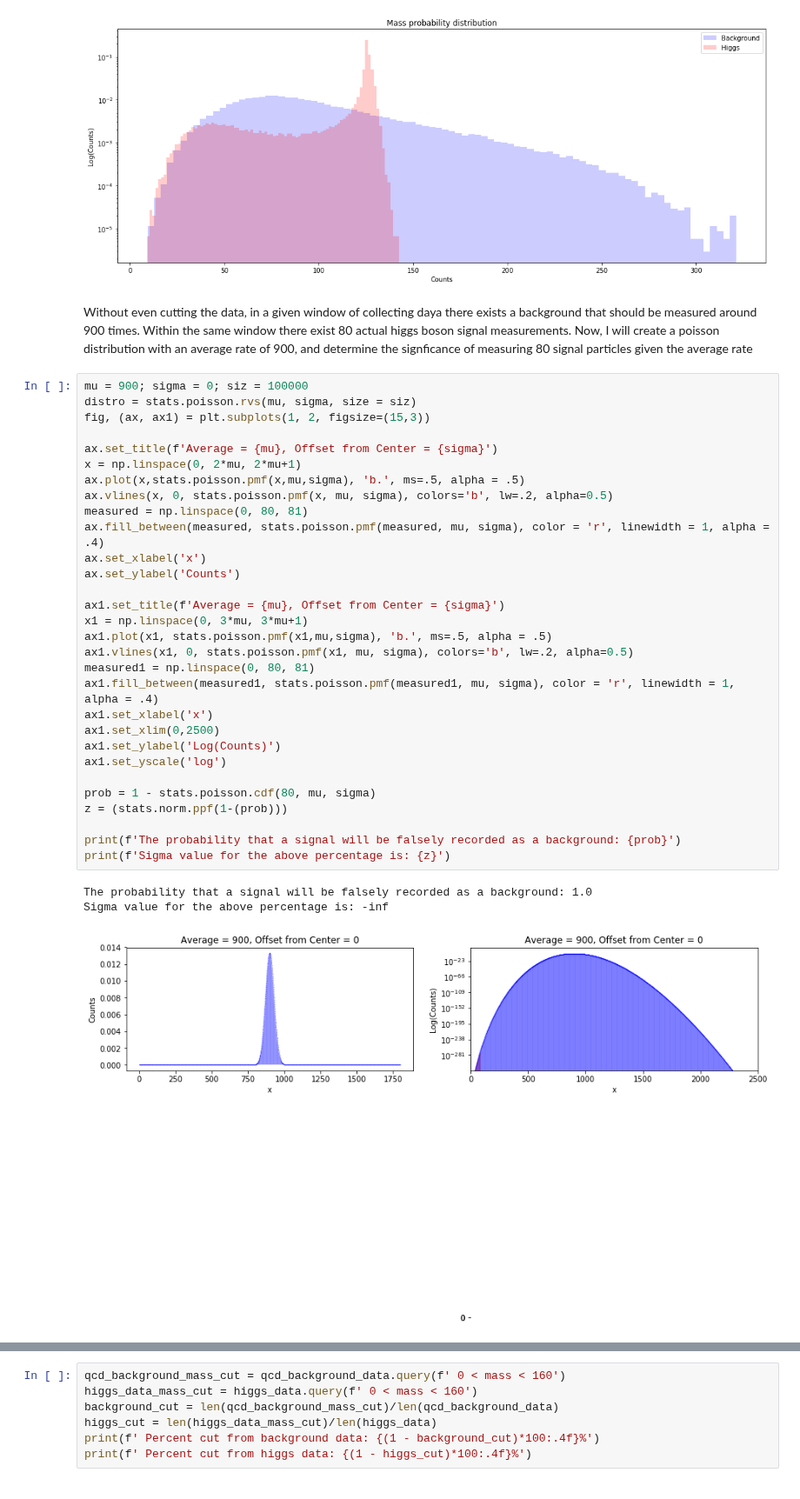
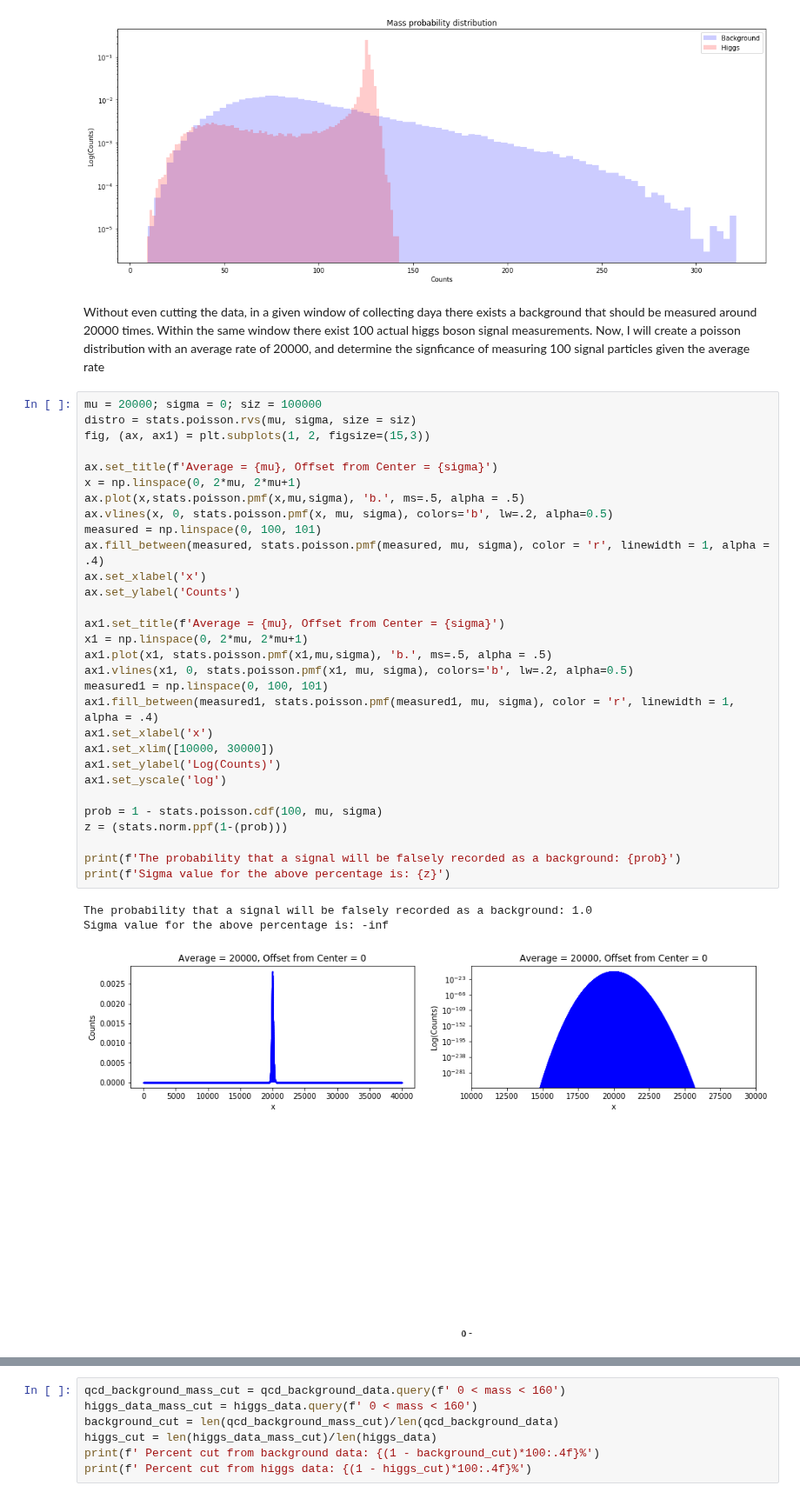
Before and after one commit to MikePhen12/Phys_434_portfolio, a Jupyter notebook: Lab_7.ipynb, the cells around one changed output, grey strips where cells are left out. Shown at 87% size. Saved outputs shown, nothing was run; the diff lists cells and outputs as text.

```diff
--- a/Lab_7.ipynb
+++ b/Lab_7.ipynb
@@ -69,39 +69,39 @@ fig.tight_layout()
 # %% [output]
 [figure]
 # %% [markdown]
-Without even cutting the data, in a given window of collecting daya there exists a background that should be measured around 900 times. Within the same window there exist 80 actual higgs boson signal measurements. Now, I will create a poisson distribution with an average rate of 900, and determine the signficance of measuring 80 signal particles given the average rate
+Without even cutting the data, in a given window of collecting daya there exists a background that should be measured around 20000 times. Within the same window there exist 100 actual higgs boson signal measurements. Now, I will create a poisson distribution with an average rate of 20000, and determine the signficance of measuring 100 signal particles given the average rate
 # %%
-mu = 900; sigma = 0; siz = 100000
+mu = 20000; sigma = 0; siz = 100000
 distro = stats.poisson.rvs(mu, sigma, size = siz)
 fig, (ax, ax1) = plt.subplots(1, 2, figsize=(15,3))
 
 ax.set_title(f'Average = {mu}, Offset from Center = {sigma}')
 x = np.linspace(0, 2*mu, 2*mu+1)
 ax.plot(x,stats.poisson.pmf(x,mu,sigma), 'b.', ms=.5, alpha = .5)
 ax.vlines(x, 0, stats.poisson.pmf(x, mu, sigma), colors='b', lw=.2, alpha=0.5)
-measured = np.linspace(0, 80, 81)
+measured = np.linspace(0, 100, 101)
 ax.fill_between(measured, stats.poisson.pmf(measured, mu, sigma), color = 'r', linewidth = 1, alpha = .4)
 ax.set_xlabel('x')
 ax.set_ylabel('Counts')
 
 ax1.set_title(f'Average = {mu}, Offset from Center = {sigma}')
-x1 = np.linspace(0, 3*mu, 3*mu+1)
+x1 = np.linspace(0, 2*mu, 2*mu+1)
 ax1.plot(x1, stats.poisson.pmf(x1,mu,sigma), 'b.', ms=.5, alpha = .5)
 ax1.vlines(x1, 0, stats.poisson.pmf(x1, mu, sigma), colors='b', lw=.2, alpha=0.5)
-measured1 = np.linspace(0, 80, 81)
+measured1 = np.linspace(0, 100, 101)
 ax1.fill_between(measured1, stats.poisson.pmf(measured1, mu, sigma), color = 'r', linewidth = 1, alpha = .4)
 ax1.set_xlabel('x')
-ax1.set_xlim(0,2500)
+ax1.set_xlim([10000, 30000])
 ax1.set_ylabel('Log(Counts)')
 ax1.set_yscale('log')
 
-prob = 1 - stats.poisson.cdf(80, mu, sigma)
+prob = 1 - stats.poisson.cdf(100, mu, sigma)
 z = (stats.norm.ppf(1-(prob)))
 
 print(f'The probability that a signal will be falsely recorded as a background: {prob}')
 print(f'Sigma value for the above percentage is: {z}')
 # %% [output]
 The probability that a signal will be falsely recorded as a background: 1.0
 Sigma value for the above percentage is: -inf
-[figure, old version]
+[figure, new version]
 # %% [markdown]
```
Also changed, not shown: parts of 14 cells of this notebook, 1 other file.
